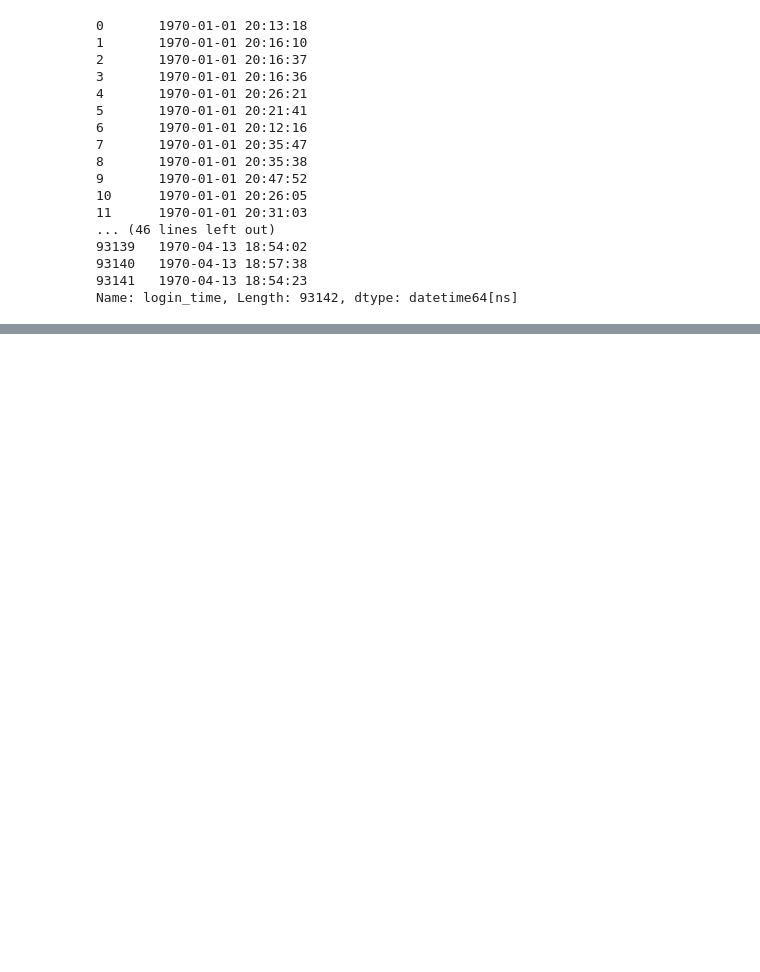
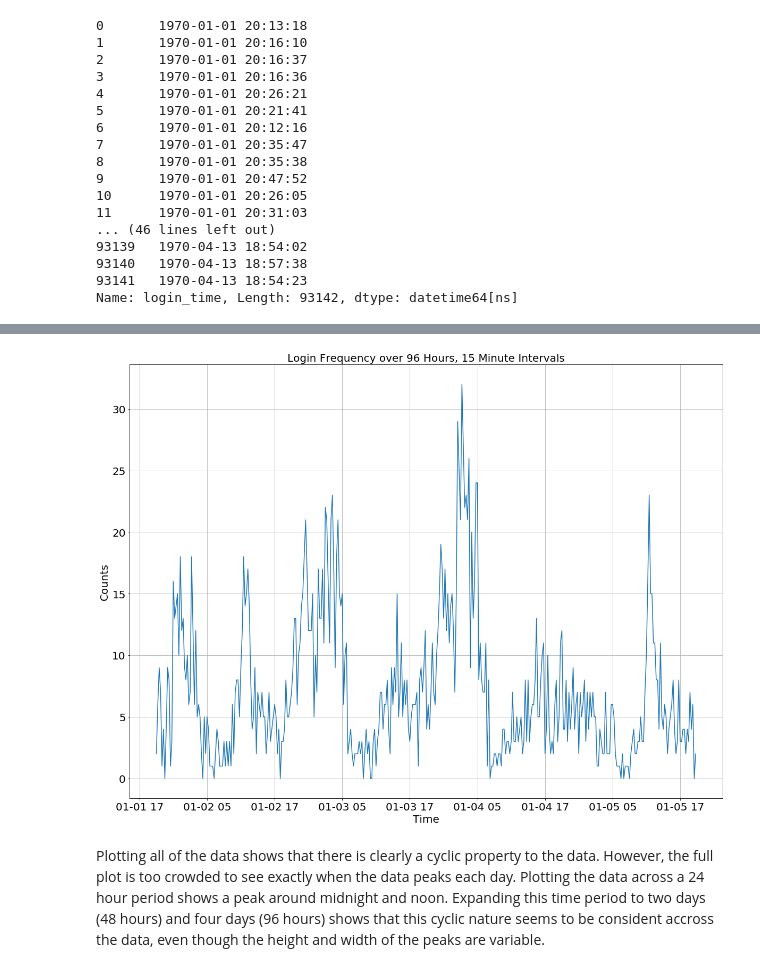
Before and after one commit to mcpad/Springboard, a Jupyter notebook: ultimate_challenge/Part 1 - EDA.ipynb, the cells around one changed output, grey strips where cells are left out. Drawn from its saved outputs; the diff is of its cells as text; code cells hidden in the pictures; blank space fills up the shorter version.

```diff
--- a/ultimate_challenge/Part 1 - EDA.ipynb
+++ b/ultimate_challenge/Part 1 - EDA.ipynb
@@ -94,0 +101,15 @@ plt.show()
+# %%
+#plot all data over a four day (192 data point) range
+plt.figure(figsize=(20,15))
+plt.plot(counts_df[0:384])
+plt.grid('on','both')
+plt.xticks(fontsize=20)
+plt.yticks(fontsize=20)
+plt.xlabel('Time', fontsize=20)
+plt.ylabel('Counts', fontsize=20)
+plt.title('Login Frequency over 96 Hours, 15 Minute Intervals', fontsize=20)
+plt.show()
+# %% [output]
+[figure, added]
+# %% [markdown]
+Plotting all of the data shows that there is clearly a cyclic property to the data. However, the full plot is too crowded to see exactly when the data peaks each day. Plotting the data across a 24 hour period shows a peak around midnight and noon. Expanding this time period to two days (48 hours) and four days (96 hours) shows that this cyclic nature seems to be consident accross the data, even though the height and width of the peaks are variable.
```
Also changed, not shown: parts of 11 cells of this notebook, 1 other file.
